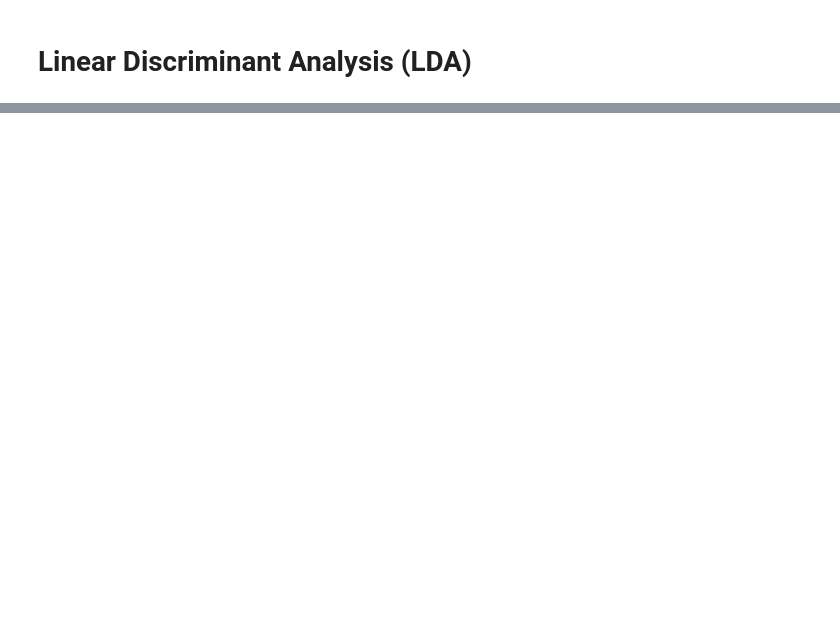
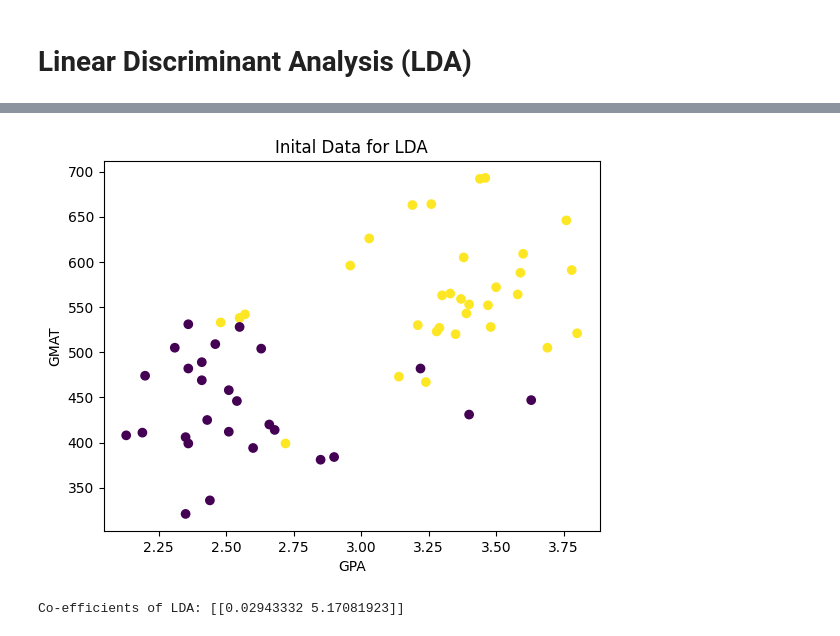
Before and after one commit to babli18/MKT---Consumer-And-Brand-Research, a Jupyter notebook: stp_tools.ipynb, the cells around one changed output, grey strips where cells are left out. Saved outputs shown, nothing was run; the diff lists cells and outputs as text; code cells hidden in the pictures; blank space fills up the shorter version.

```diff
--- a/stp_tools.ipynb
+++ b/stp_tools.ipynb
@@ -142,0 +156,9 @@ plt.show()
+# %%
+# Plot the initial data
+plt.scatter(df['GPA'], df['GMAT'], c=df['De'], cmap='viridis', marker='o')
+plt.xlabel('GPA')
+plt.ylabel('GMAT')
+plt.title('Inital Data for LDA')
+plt.show()
+# %% [output]
+[figure, added]
@@ -142,0 +169,9 @@ plt.show()
+# %%
+# To estimate LDA
+lda = LDA()
+#lda.fit(X_normalized, y)  # Normalized
+lda.fit(X, y)  # Not normalized
+
+print(f"Co-efficients of LDA: {lda.coef_}")
+# %% [output]
+Co-efficients of LDA: [[0.02943332 5.17081923]]
```
Also changed, not shown: parts of 17 cells of this notebook.
